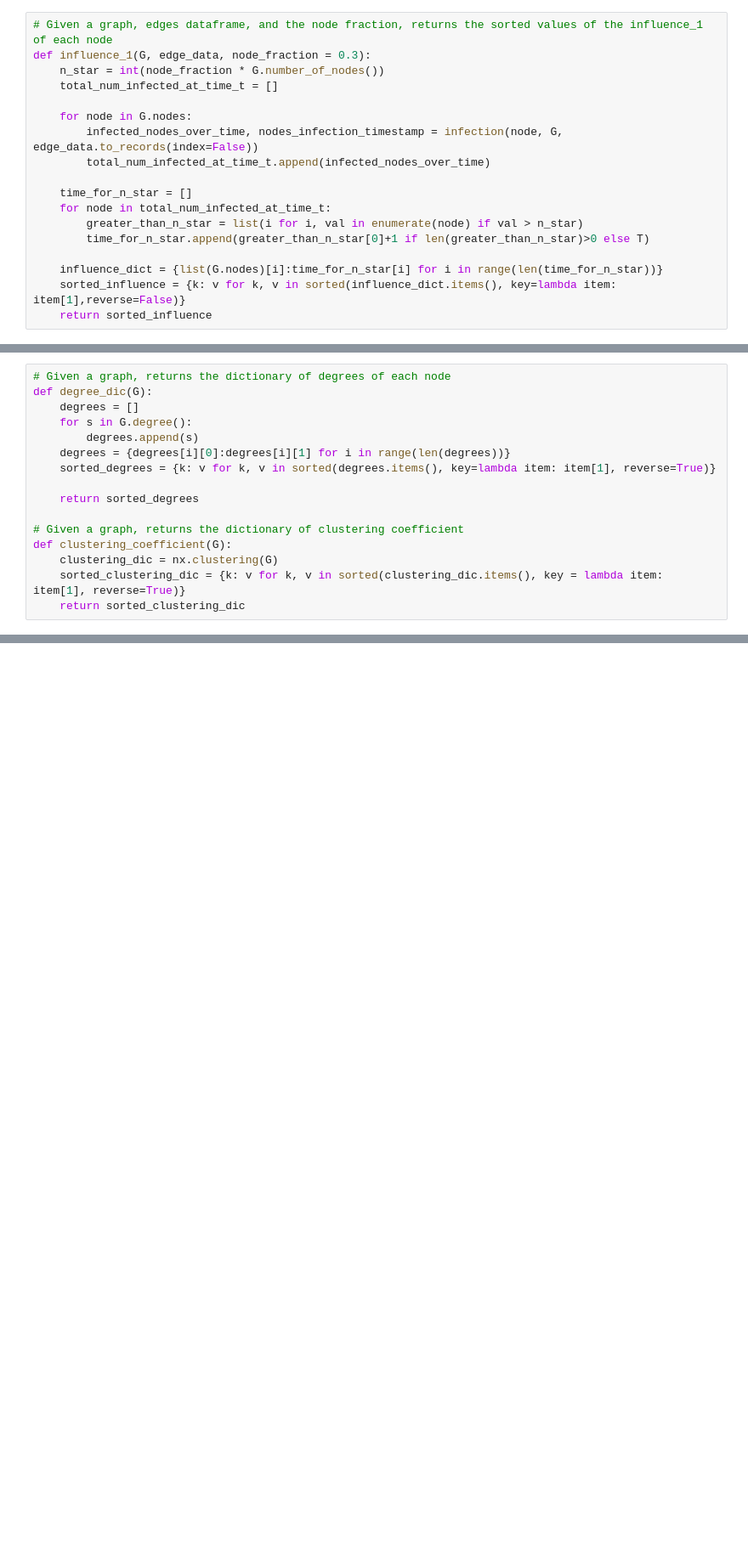
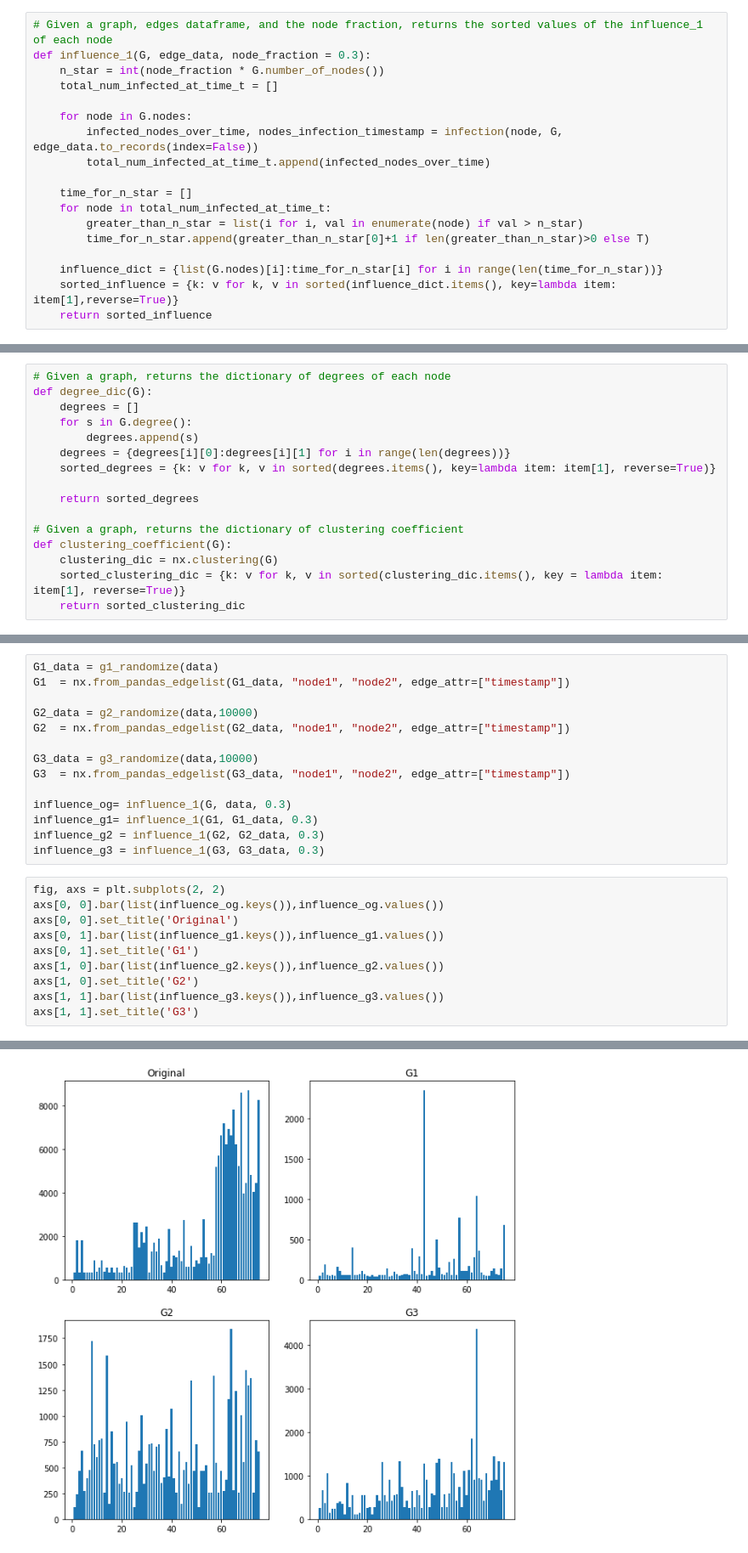
Before and after one commit to albertsolaroca/MDAC, a Jupyter notebook: Project 1/MDAC project.ipynb, the cells around one changed output, grey strips where cells are left out. Shown at 85% size. Drawn from its saved outputs; the diff is of its cells as text; blank space fills up the shorter version.

```diff
--- a/Project 1/MDAC project.ipynb
+++ b/Project 1/MDAC project.ipynb
@@ -185,7 +187,7 @@ def influence_1(G, edge_data, node_fraction = 0.3):
         time_for_n_star.append(greater_than_n_star[0]+1 if len(greater_than_n_star)>0 else T)
 
     influence_dict = {list(G.nodes)[i]:time_for_n_star[i] for i in range(len(time_for_n_star))}
-    sorted_influence = {k: v for k, v in sorted(influence_dict.items(), key=lambda item: item[1],reverse=False)}
+    sorted_influence = {k: v for k, v in sorted(influence_dict.items(), key=lambda item: item[1],reverse=True)}
     return sorted_influence
 # %%
 # Given a graph, edges dataframe, and the time fraction, returns the sorted values of the influence_2 of each node
@@ -259,0 +265,25 @@ print(clustering_coefficient(G))
+# %%
+G1_data = g1_randomize(data)
+G1  = nx.from_pandas_edgelist(G1_data, "node1", "node2", edge_attr=["timestamp"])
+
+G2_data = g2_randomize(data,10000)
+G2  = nx.from_pandas_edgelist(G2_data, "node1", "node2", edge_attr=["timestamp"])
+
+G3_data = g3_randomize(data,10000)
+G3  = nx.from_pandas_edgelist(G3_data, "node1", "node2", edge_attr=["timestamp"])
+
+influence_og= influence_1(G, data, 0.3)
+influence_g1= influence_1(G1, G1_data, 0.3)
+influence_g2 = influence_1(G2, G2_data, 0.3)
+influence_g3 = influence_1(G3, G3_data, 0.3)
+# %%
+fig, axs = plt.subplots(2, 2)
+axs[0, 0].bar(list(influence_og.keys()),influence_og.values())
+axs[0, 0].set_title('Original')
+axs[0, 1].bar(list(influence_g1.keys()),influence_g1.values())
+axs[0, 1].set_title('G1')
+axs[1, 0].bar(list(influence_g2.keys()),influence_g2.values())
+axs[1, 0].set_title('G2')
+axs[1, 1].bar(list(influence_g3.keys()),influence_g3.values())
+axs[1, 1].set_title('G3')
+# %% [output]
@@ -259,0 +291 @@ print(clustering_coefficient(G))
+[figure, added]
```
Also changed, not shown: parts of 15 cells of this notebook.
